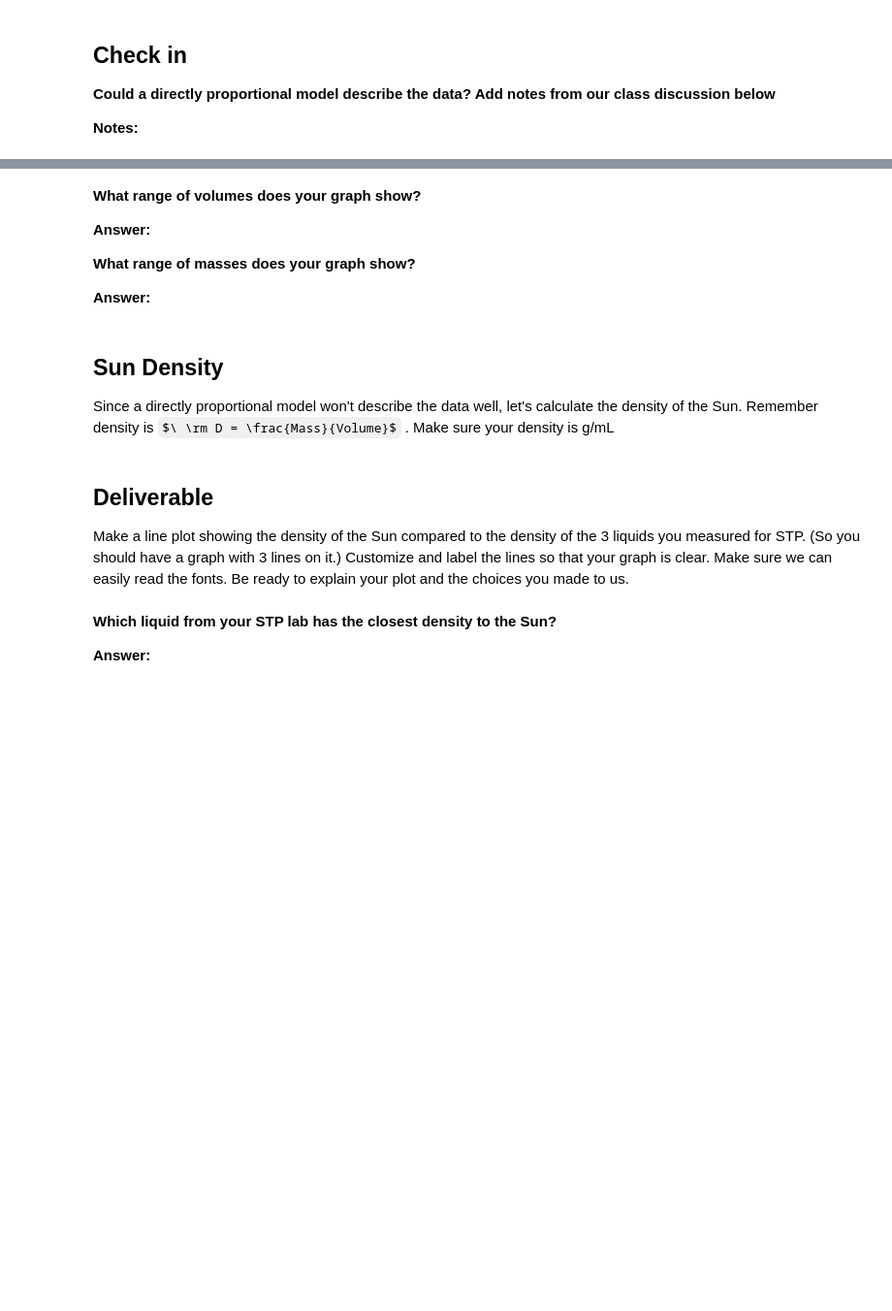
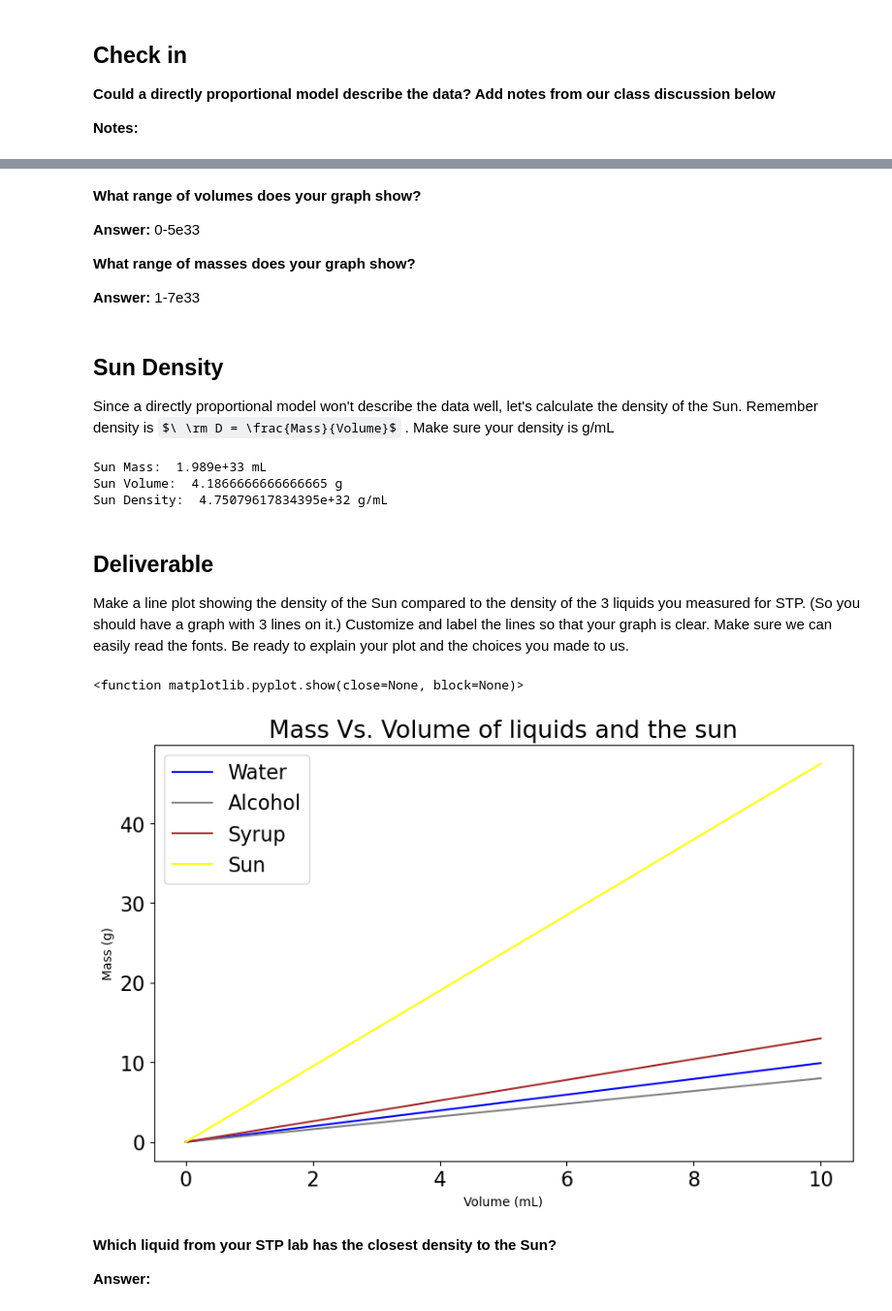
Before and after one commit to adipasquale117/CFR-2025, a Jupyter notebook: Astro/Blank/1 - Stars Pt2 .ipynb, the cells around one changed output, grey strips where cells are left out. Shown at 97% size. Saved outputs shown, nothing was run; the diff lists cells and outputs as text; code cells hidden in the pictures; some formulas as TeX source; blank space fills up the shorter version.

```diff
--- a/Astro/Blank/1 - Stars Pt2 .ipynb
+++ b/Astro/Blank/1 - Stars Pt2 .ipynb
@@ -172,11 +241,11 @@ Text(0, 0.5, 'Mass')
 # %% [markdown]
 **What range of volumes does your graph show?**
 
-**Answer:**
+**Answer:** 0-5e33
 
 **What range of masses does your graph show?**
 
-**Answer:**
+**Answer:** 1-7e33
 # %% [markdown]
 ## Sun Density
 
@@ -186,3 +253,36 @@ Since a directly proportional model won't describe the data well, let's calculat
+# %%
+# calculate the density of the Sun below in g/mL
+
+#Sun mass in g
+sun_m = 1
+def sun_mass(sun_m):
+    convert_m = sun_m*1.989*10**30
+    converted_mass = convert_m*1000
+    return converted_mass
+
+sun_g = sun_mass(sun_m)
+print("Sun Mass: ",sun_g, "mL")
+
+#Sun radius in ml
+sun_radius = 1
+def sun_volume(sun_radius):
+    volume = (4/3)*3.14*sun_radius**3
+    return volume
+
+sun_ml = sun_volume(sun_radius)
+print("Sun Volume: ",sun_ml, "g")
+
+#Sun density in g/ml
+def sun_density(sun_g,sun_ml):
+    density = sun_g/sun_ml
+    return density
+
+sun_d = sun_density(sun_g,sun_ml)
+print("Sun Density: ",sun_d, "g/mL")
+# %% [output]
+Sun Mass:  1.989e+33 mL
+Sun Volume:  4.1866666666666665 g
+Sun Density:  4.75079617834395e+32 g/mL
 # %% [markdown]
 ## Deliverable
 
@@ -190,23 +290,39 @@ Make a line plot showing the density of the Sun compared to the density of the 3
 # %%
 # create your line plot below
 
 # fill in the volumes you measured for STP in the list below
 # this will be your array for the x axis for each liquid and for the sun
-volumes = [] #mL
+volumes = [0,2,4,6,8,10] #mL
 
 # the below function will calculate the masses based on the density you put in, you don't need to edit it
 def masses(density): #g/mL
     mass = [a * density for a in volumes]
     return mass
 
 # you will need to use this function for each object below
-water_mass =
-oil_mass =
-karo_mass =
-sun_mass =
+water_mass = masses(0.99)
+alcohol_mass = masses(0.8)
+syrup_mass = masses(1.3)
+sun_mass = masses(4.75)
 
+masseses = [water_mass, alcohol_mass, syrup_mass, sun_mass]
 #plot a line for the four substances above on the same graph. change the colors for each line and label them
 #remember a line for a directly proportional model is A * x. What did A and x represent in this lab?
+
+plt.figure(figsize=(10,6))
+plt.plot(volumes, water_mass, label = 'Water', color = 'blue' )
+plt.plot(volumes, alcohol_mass, label = 'Alcohol', color = 'grey')
+plt.plot(volumes, syrup_mass, label = 'Syrup', color = 'brown')
+plt.plot(volumes, sun_mass, label = 'Sun', color = 'yellow')
+
+plt.xlabel('Volume (mL)', fontsize = 10)
+plt.ylabel('Mass (g)', fontsize = 10)
+plt.title('Mass Vs. Volume of liquids and the sun')
+plt.legend()
+plt.show
+# %% [output]
+<function matplotlib.pyplot.show(close=None, block=None)>
+[figure, added]
 # %% [markdown]
 **Which liquid from your STP lab has the closest density to the Sun?**
 
```
Also changed, not shown: parts of 6 cells of this notebook, 1 other file.
